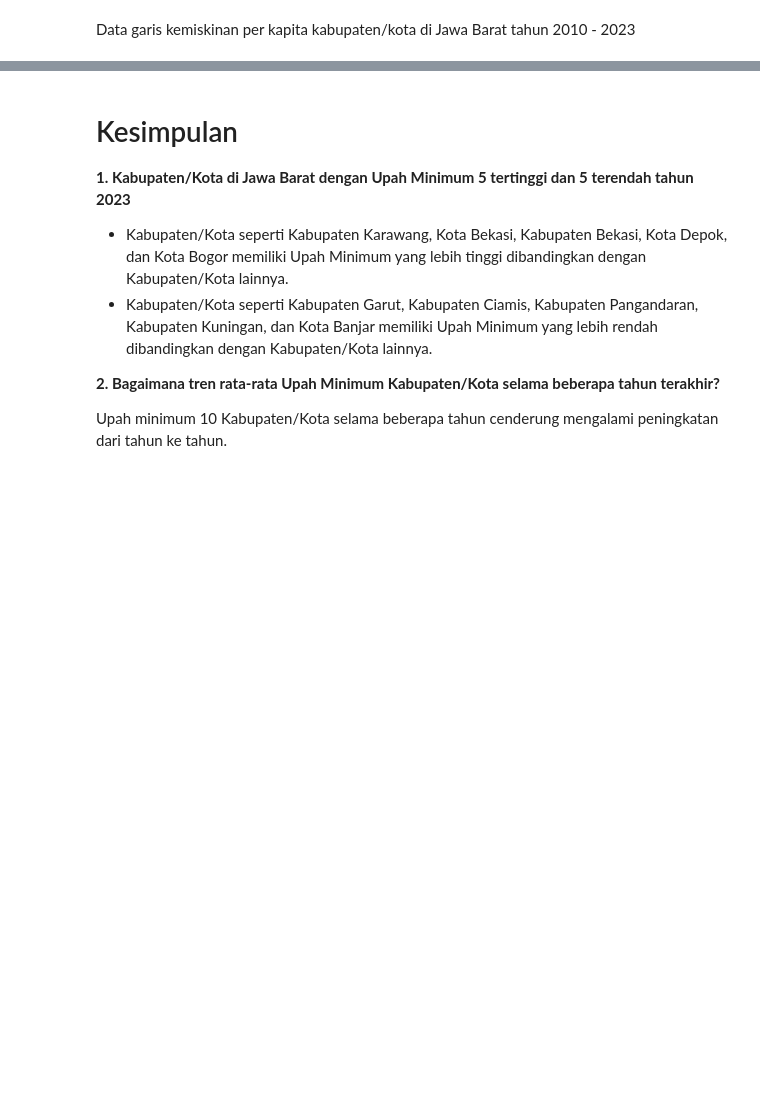
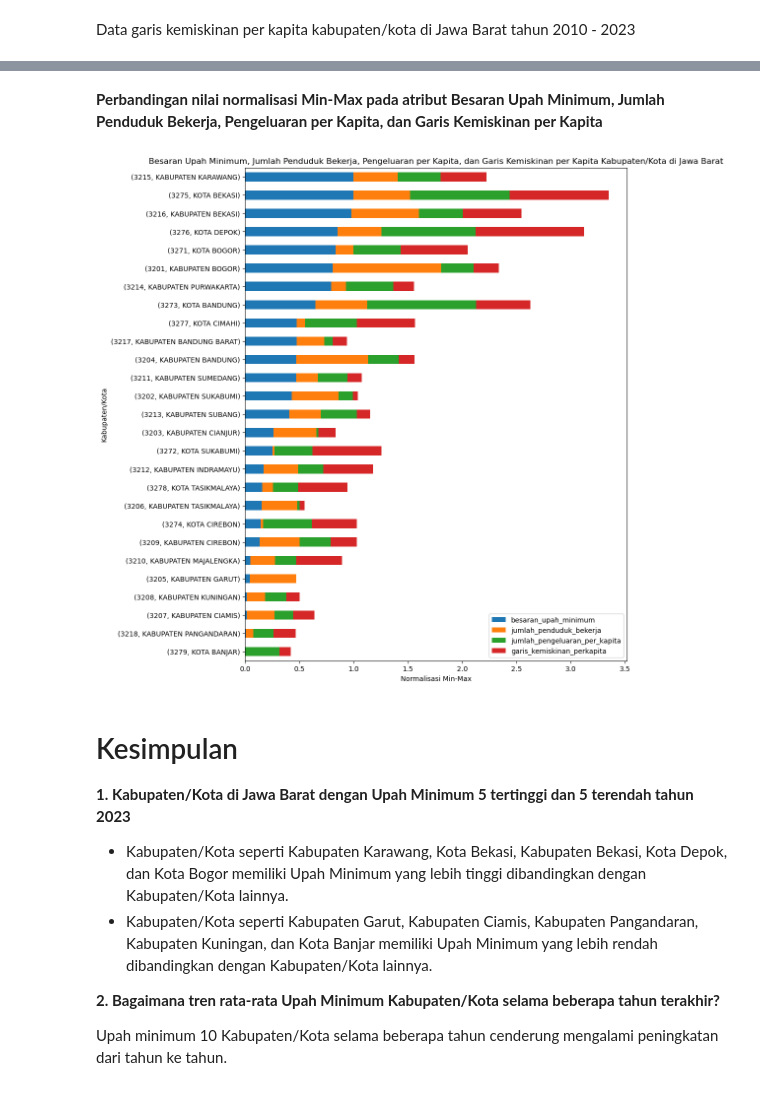
Before and after one commit to boyaditya/Data-Mining-and-Warehouse, a Jupyter notebook: V2/EDA Kelompok 3.ipynb, the cells around one changed output, grey strips where cells are left out. Saved outputs shown, nothing was run; the diff lists cells and outputs as text; code cells hidden in the pictures; blank space fills up the shorter version.

Commit message:
normalisasi dan perbandingan antar atribut

```diff
--- a/V2/EDA Kelompok 3.ipynb
+++ b/V2/EDA Kelompok 3.ipynb
@@ -556,3 +586,11 @@ Data jumlah penduduk yang bekerja kabupaten/kota di Jawa Barat tahun 2010 - 2
+# %% [markdown]
+**Perbandingan nilai normalisasi Min-Max pada atribut Besaran Upah Minimum, Jumlah Penduduk Bekerja, Pengeluaran per Kapita, dan Garis Kemiskinan per Kapita**
+# %%
+df_sorted = df3_min_max_scaled.sort_values(by='besaran_upah_minimum' , ascending=True)
+df_sorted.plot(kind='barh', figsize=(10,13), stacked=True, ylabel='Kabupaten/Kota', xlabel="Normalisasi Min-Max", title='Besaran Upah Minimum, Jumlah Penduduk Bekerja, Pengeluaran per Kapita, dan Garis Kemiskinan per Kapita Kabupaten/Kota di Jawa Barat')
+plt.show()
+# %% [output]
+[figure, added]
 # %% [markdown]
 # Kesimpulan
 **1. Kabupaten/Kota di Jawa Barat dengan Upah Minimum 5 tertinggi dan 5 terendah tahun 2023**
```
Also changed, not shown: parts of 11 cells of this notebook.
